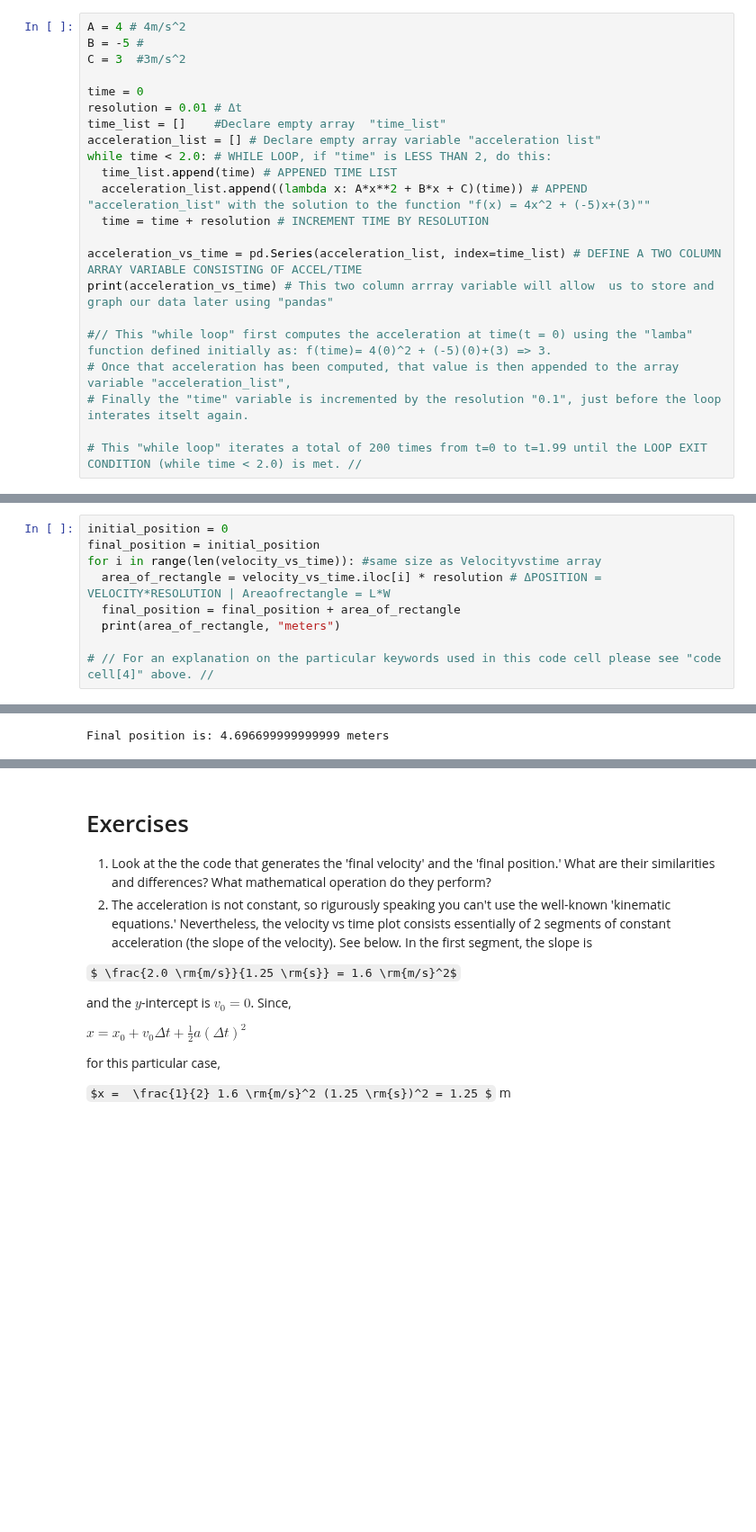
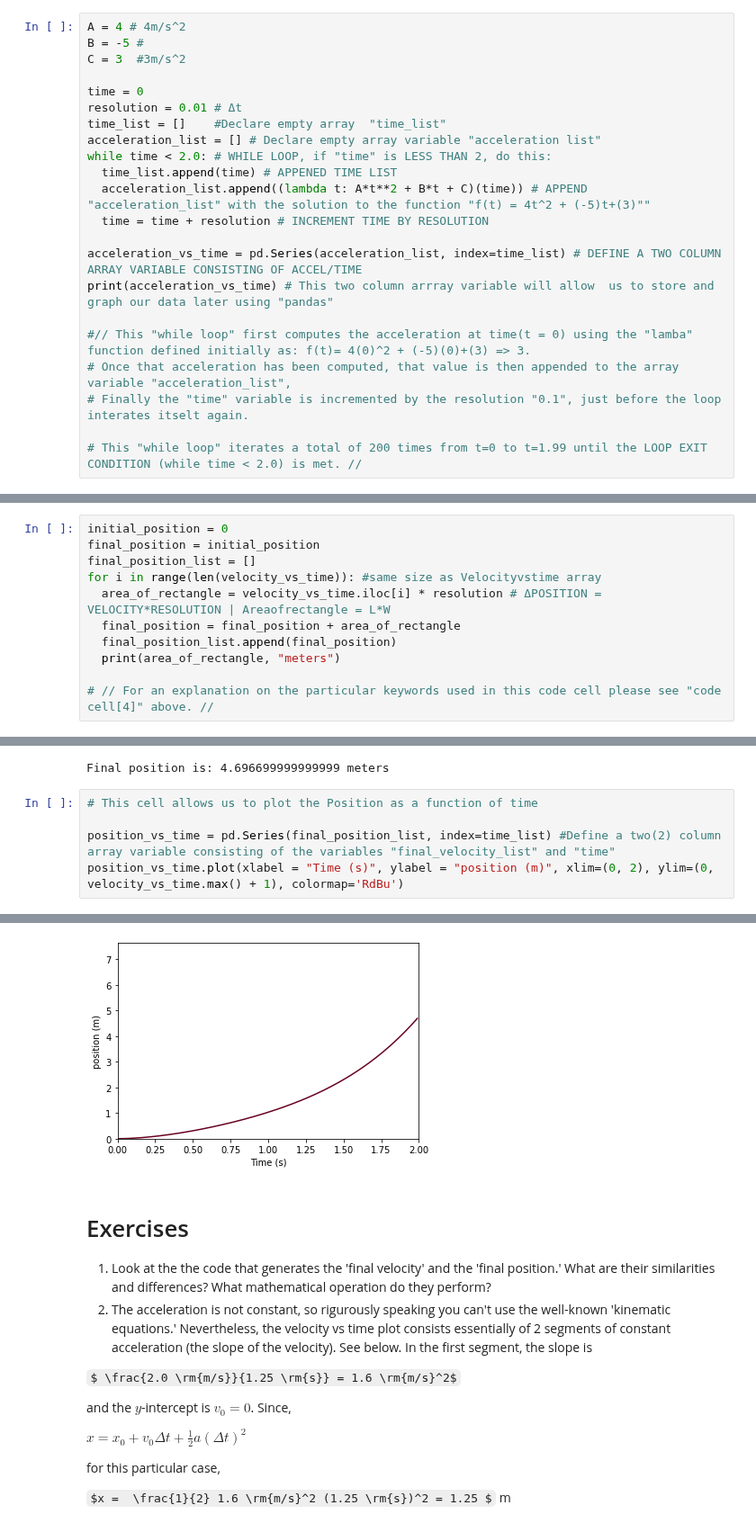
Before and after one commit to jamunozlab/introductory_mechanics_spring_2023, a Jupyter notebook: exercises/Phys_2320_exercise_03.ipynb, the cells around one changed output, grey strips where cells are left out. Shown at 90% size. Saved outputs shown, nothing was run; the diff lists cells and outputs as text; some formulas as TeX source; blank space fills up the shorter version.

Commit message:
The relationship between acceleration, Velocity, and position

```diff
--- a/exercises/Phys_2320_exercise_03.ipynb
+++ b/exercises/Phys_2320_exercise_03.ipynb
@@ -15,13 +15,13 @@ time_list = []    #Declare empty array  "time_list"
 acceleration_list = [] # Declare empty array variable "acceleration list"
 while time < 2.0: # WHILE LOOP, if "time" is LESS THAN 2, do this:
   time_list.append(time) # APPENED TIME LIST
-  acceleration_list.append((lambda x: A*x**2 + B*x + C)(time)) # APPEND "acceleration_list" with the solution to the function "f(x) = 4x^2 + (-5)x+(3)""
+  acceleration_list.append((lambda t: A*t**2 + B*t + C)(time)) # APPEND "acceleration_list" with the solution to the function "f(t) = 4t^2 + (-5)t+(3)""
   time = time + resolution # INCREMENT TIME BY RESOLUTION
 
 acceleration_vs_time = pd.Series(acceleration_list, index=time_list) # DEFINE A TWO COLUMN ARRAY VARIABLE CONSISTING OF ACCEL/TIME
 print(acceleration_vs_time) # This two column arrray variable will allow  us to store and graph our data later using "pandas"
 
-#// This "while loop" first computes the acceleration at time(t = 0) using the "lamba" function defined initially as: f(time)= 4(0)^2 + (-5)(0)+(3) => 3.
+#// This "while loop" first computes the acceleration at time(t = 0) using the "lamba" function defined initially as: f(t)= 4(0)^2 + (-5)(0)+(3) => 3.
 # Once that acceleration has been computed, that value is then appended to the array variable "acceleration_list",
 # Finally the "time" variable is incremented by the resolution "0.1", just before the loop interates itselt again.
 
@@ -90,9 +91,11 @@ velocity_vs_time.plot(xlabel = "Time (s)", ylabel = "velocity (m/s)", xlim=(0, 2
 # %%
 initial_position = 0
 final_position = initial_position
+final_position_list = []
 for i in range(len(velocity_vs_time)): #same size as Velocityvstime array
   area_of_rectangle = velocity_vs_time.iloc[i] * resolution # ΔPOSITION = VELOCITY*RESOLUTION | Areaofrectangle = L*W
   final_position = final_position + area_of_rectangle
+  final_position_list.append(final_position)
   print(area_of_rectangle, "meters")
 
 # // For an explanation on the particular keywords used in this code cell please see "code cell[4]" above. //
@@ -119,3 +122,9 @@ for i in range(len(velocity_vs_time)): #same size as Velocityvstime array
 print("Final position is:", final_position, "meters")
 # %% [output]
 Final position is: 4.696699999999999 meters
+# %%
+# This cell allows us to plot the Position as a function of time
+
+position_vs_time = pd.Series(final_position_list, index=time_list) #Define a two(2) column array variable consisting of the variables "final_velocity_list" and "time"
+position_vs_time.plot(xlabel = "Time (s)", ylabel = "position (m)", xlim=(0, 2), ylim=(0, velocity_vs_time.max() + 1), colormap='RdBu')
+# %% [output]
@@ -122,3 +132,4 @@ Final position is: 4.696699999999999 meters
+[figure, added]
 # %% [markdown]
 # Exercises
 
```
Also changed, not shown: parts of 2 cells of this notebook.
